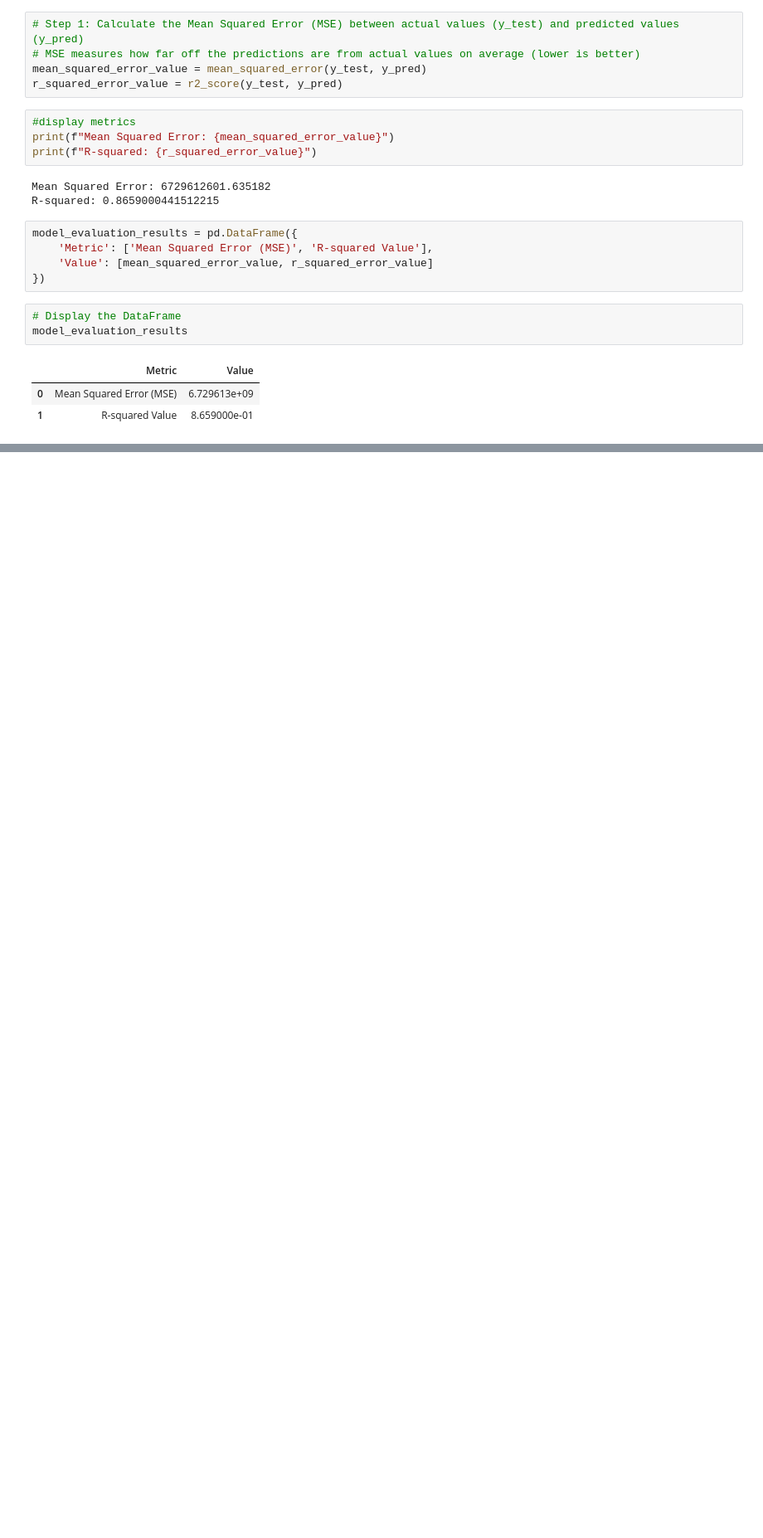
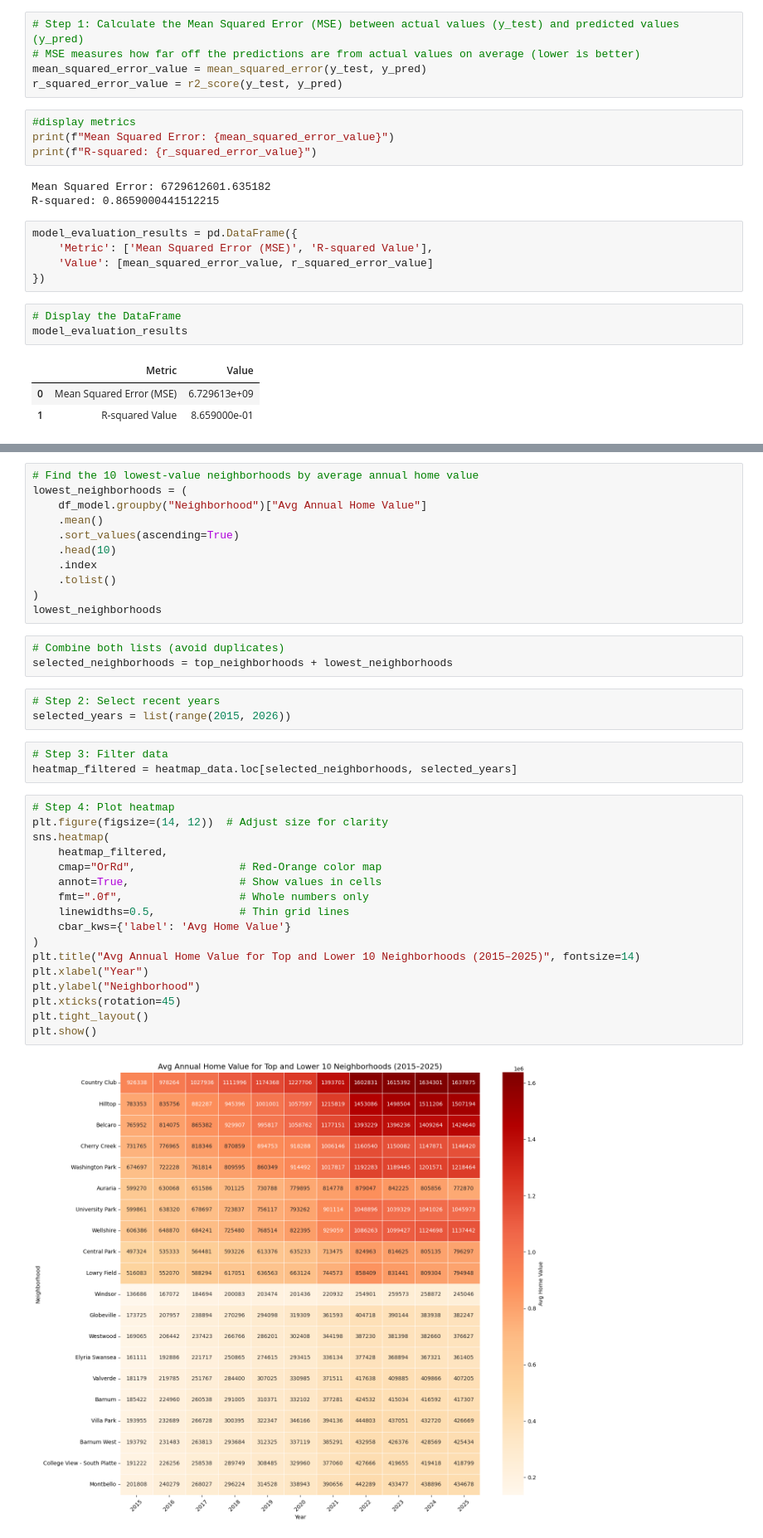
Before and after one commit to Angelinamurdock/final_project_group_2, a Jupyter notebook: Zillowregressionk_.ipynb, the cells around one changed output, grey strips where cells are left out. Shown at 83% size. Cells and saved outputs as stored; diff of their text form; blank space fills up the shorter version.

```diff
--- a/Zillowregressionk_.ipynb
+++ b/Zillowregressionk_.ipynb
@@ -114,0 +168,39 @@ model_evaluation_results
+# %%
+# Find the 10 lowest-value neighborhoods by average annual home value
+lowest_neighborhoods = (
+    df_model.groupby("Neighborhood")["Avg Annual Home Value"]
+    .mean()
+    .sort_values(ascending=True)
+    .head(10)
+    .index
+    .tolist()
+)
+lowest_neighborhoods
+# %%
+# Combine both lists (avoid duplicates)
+selected_neighborhoods = top_neighborhoods + lowest_neighborhoods
+# %%
+# Step 2: Select recent years
+selected_years = list(range(2015, 2026))
+# %%
+# Step 3: Filter data
+heatmap_filtered = heatmap_data.loc[selected_neighborhoods, selected_years]
+# %%
+# Step 4: Plot heatmap
+plt.figure(figsize=(14, 12))  # Adjust size for clarity
+sns.heatmap(
+    heatmap_filtered,
+    cmap="OrRd",                # Red-Orange color map
+    annot=True,                 # Show values in cells
+    fmt=".0f",                  # Whole numbers only
+    linewidths=0.5,             # Thin grid lines
+    cbar_kws={'label': 'Avg Home Value'}
+)
+plt.title("Avg Annual Home Value for Top and Lower 10 Neighborhoods (2015–2025)", fontsize=14)
+plt.xlabel("Year")
+plt.ylabel("Neighborhood")
+plt.xticks(rotation=45)
+plt.tight_layout()
+plt.show()
+# %% [output]
+[figure, added]
```
Also changed, not shown: parts of 6 cells of this notebook.
